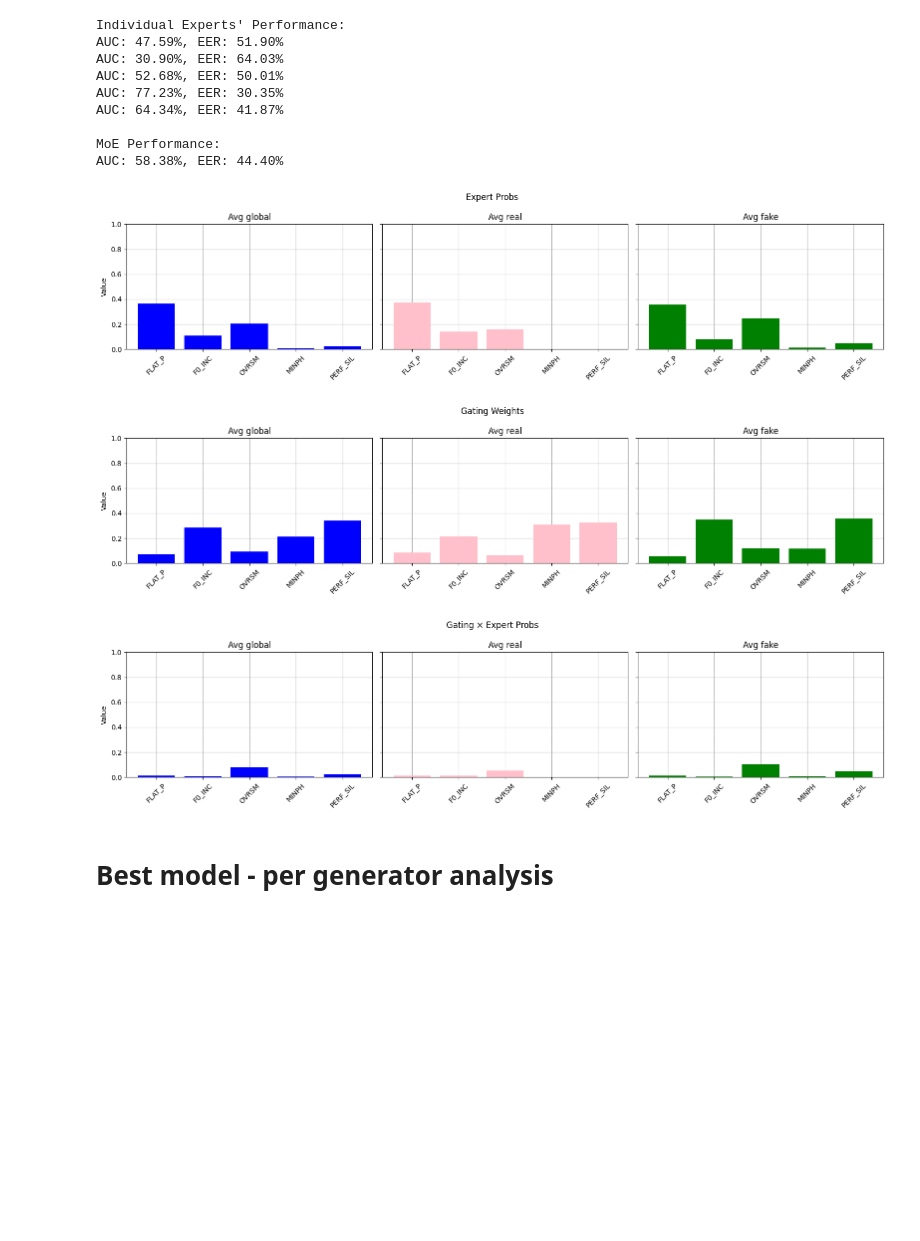
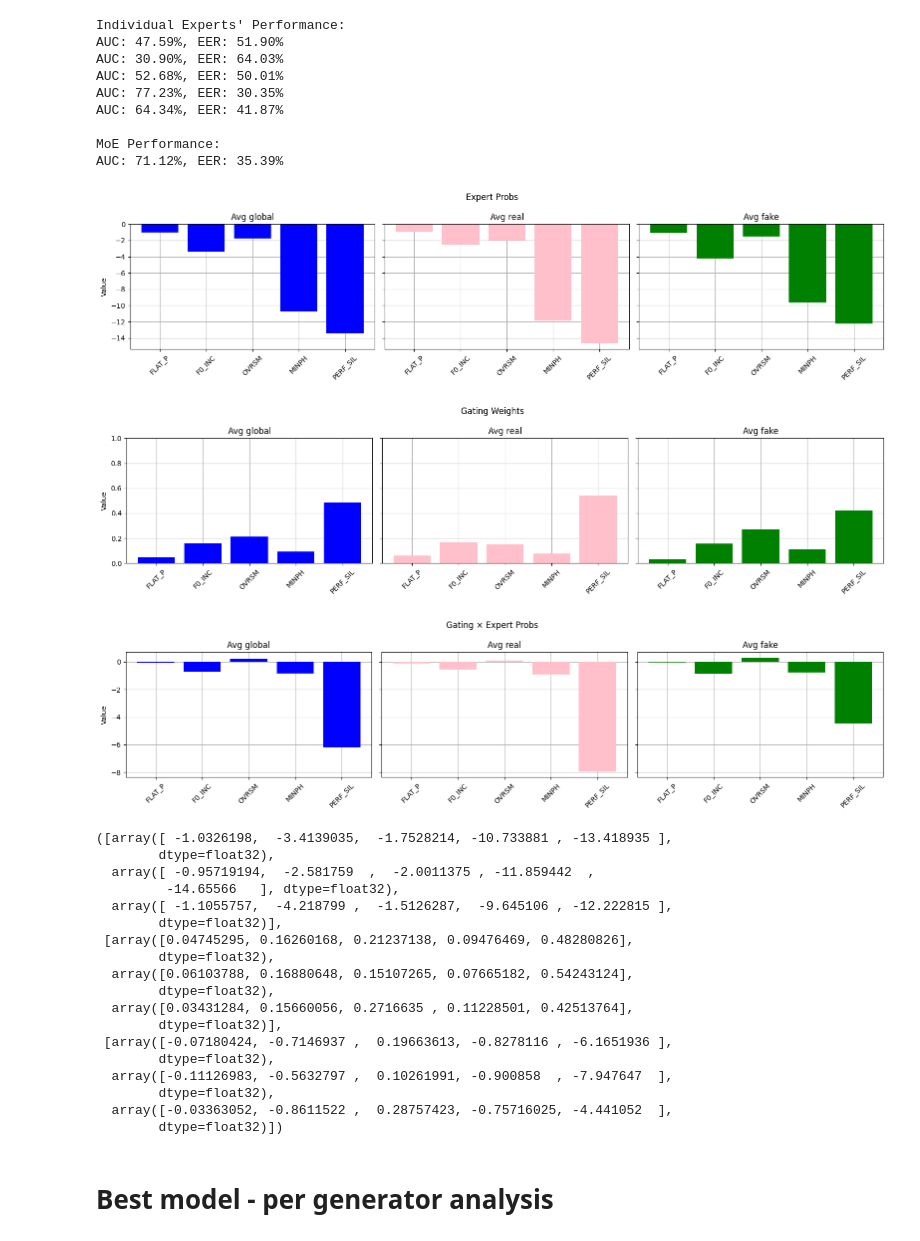
Before and after one commit to nii-yamagishilab/MoE-AntiDeepfake, a Jupyter notebook: notebooks/2_analyze_weights.ipynb, the cells around one changed output. Cells and saved outputs as stored; diff of their text form; code cells hidden in the pictures; blank space fills up the shorter version.

```diff
--- a/notebooks/2_analyze_weights.ipynb
+++ b/notebooks/2_analyze_weights.ipynb
@@ -137,21 +139,39 @@ def compute_res_and_plot(rootpath, model_name, expert_labels, distr=False, plot=
-# %%
-rootpath = "/home/smg/v-viola/moe_antideepfake/results/MoE/TargetCheck/ALL"
-model_name = "frozen_5_experts_wxp"
-expert_labels = ['FLAT_P', 'F0_INC', 'OVRSM', 'MINPH', 'PERF_SIL']
-compute_res_and_plot(rootpath, model_name, expert_labels=expert_labels)
-# %% [output]
-Individual Experts' Performance:
-AUC: 47.59%, EER: 51.90%
-AUC: 30.90%, EER: 64.03%
-AUC: 52.68%, EER: 50.01%
-AUC: 77.23%, EER: 30.35%
-AUC: 64.34%, EER: 41.87%
-
-MoE Performance:
-AUC: 58.38%, EER: 44.40%
-[figure, removed]
-[figure, removed]
-[figure, removed]
+# %%
+rootpath = "/home/smg/v-viola/moe_antideepfake/results/MoE/TargetCheck/ALL"
+model_name = "frozen_5_exp_wxL_no_temp_bce_only"
+expert_labels = ['FLAT_P', 'F0_INC', 'OVRSM', 'MINPH', 'PERF_SIL']
+compute_res_and_plot(rootpath, model_name, expert_labels=expert_labels)
+# %% [output]
+Individual Experts' Performance:
+AUC: 47.59%, EER: 51.90%
+AUC: 30.90%, EER: 64.03%
+AUC: 52.68%, EER: 50.01%
+AUC: 77.23%, EER: 30.35%
+AUC: 64.34%, EER: 41.87%
+
+MoE Performance:
+AUC: 71.12%, EER: 35.39%
+[figure, added]
+[figure, added]
+[figure, added]
+([array([ -1.0326198,  -3.4139035,  -1.7528214, -10.733881 , -13.418935 ],
+        dtype=float32),
+  array([ -0.95719194,  -2.581759  ,  -2.0011375 , -11.859442  ,
+         -14.65566   ], dtype=float32),
+  array([ -1.1055757,  -4.218799 ,  -1.5126287,  -9.645106 , -12.222815 ],
+        dtype=float32)],
+ [array([0.04745295, 0.16260168, 0.21237138, 0.09476469, 0.48280826],
+        dtype=float32),
+  array([0.06103788, 0.16880648, 0.15107265, 0.07665182, 0.54243124],
+        dtype=float32),
+  array([0.03431284, 0.15660056, 0.2716635 , 0.11228501, 0.42513764],
+        dtype=float32)],
+ [array([-0.07180424, -0.7146937 ,  0.19663613, -0.8278116 , -6.1651936 ],
+        dtype=float32),
+  array([-0.11126983, -0.5632797 ,  0.10261991, -0.900858  , -7.947647  ],
+        dtype=float32),
+  array([-0.03363052, -0.8611522 ,  0.28757423, -0.75716025, -4.441052  ],
+        dtype=float32)])
 # %% [markdown]
 # Best model - per generator analysis
 # %%
```
Also changed, not shown: parts of 5 cells of this notebook, 6 other files.
